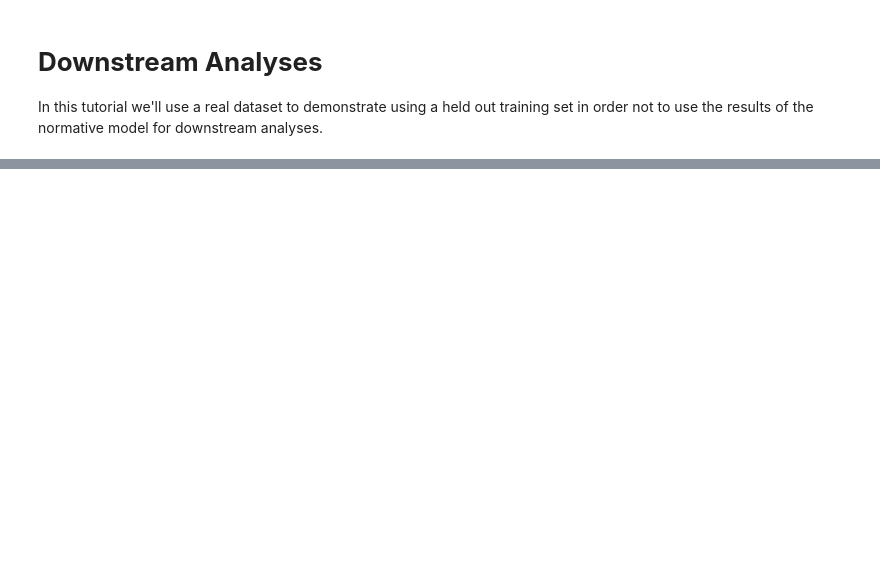
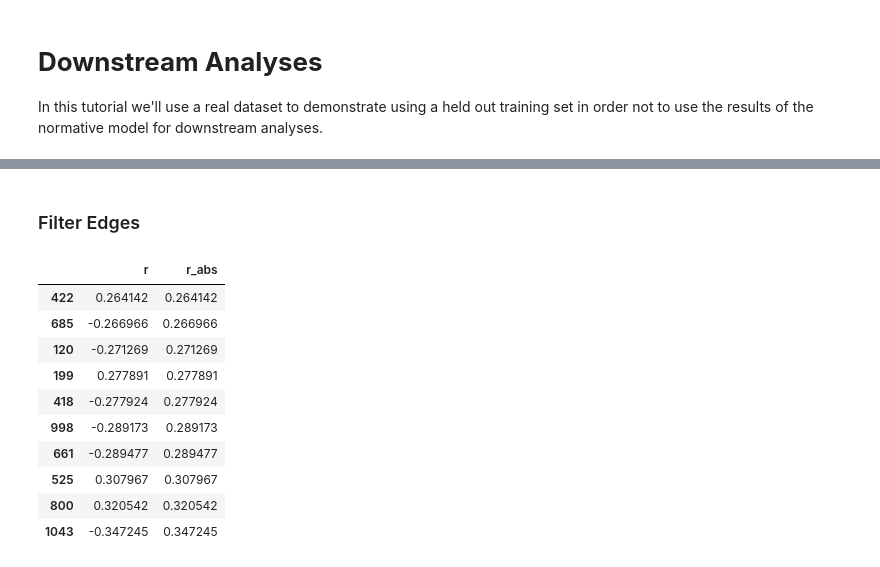
Before and after one commit to ppsp-team/PyNM, a Jupyter notebook: tutorials/6-downstream_analyses.ipynb, the cells around one changed output, grey strips where cells are left out. Saved outputs shown, nothing was run; the diff lists cells and outputs as text; code cells hidden in the pictures; blank space fills up the shorter version.

```diff
--- a/tutorials/6-downstream_analyses.ipynb
+++ b/tutorials/6-downstream_analyses.ipynb
@@ -47,0 +30,17 @@ print(netmats.shape)
+# %%
+# Download an atlas
+atlas = datasets.fetch_atlas_harvard_oxford('cort-maxprob-thr25-2mm')
+
+# Create the masker and correlation measure
+masker = NiftiLabelsMasker(labels_img=atlas.maps, standardize=True)
+correlation_measure = ConnectivityMeasure(kind='correlation')
+
+# Get a connectome for each subject
+mask = np.tril(np.ones((48,48),dtype=bool))
+connectomes=[]
+for func,conf in zip(np.sort(cobre.func),np.sort(cobre.confounds)):
+    ts = masker.fit_transform(func, confounds=conf)
+    corr = correlation_measure.fit_transform([ts])[0]
+    connectomes.append(corr[mask])
+
+connectomes = np.array(connectomes)
@@ -48,16 +62,30 @@ print(netmats.shape)
+# %% [markdown]
+### Filter Edges
 # %%
-from scipy.stats import pearsonr
+n_edges = 10
+corr = []
+for i in range(connectomes.shape[1]):
 
-corr = []
-for i in range(netmats.shape[1]):
-
-    y = netmats[:,i]
-    x = pheno[col]
+    y = connectomes[:,i]
+    x = pheno['status']
     r = pearsonr(x,y)[0]
     corr.append(r)
 
 edges = pd.DataFrame([corr], index = ['r']).transpose()
 edges['r_abs'] = edges['r'].abs()
 edges.sort_values('r_abs',inplace=True)
 edges = edges[edges['r'].notna()]
-top_edges = edges[-10:].index.to_list()
+top_edges = edges[-n_edges:].index.to_list()
+edges.loc[top_edges]
+# %% [output]
+|  | r | r_abs |
+| 422 | 0.264142 | 0.264142 |
+| 685 | -0.266966 | 0.266966 |
+| 120 | -0.271269 | 0.271269 |
+| 199 | 0.277891 | 0.277891 |
+| 418 | -0.277924 | 0.277924 |
+| 998 | -0.289173 | 0.289173 |
+| 661 | -0.289477 | 0.289477 |
+| 525 | 0.307967 | 0.307967 |
+| 800 | 0.320542 | 0.320542 |
+| 1043 | -0.347245 | 0.347245 |
```
Also changed, not shown: parts of 30 cells of this notebook.
